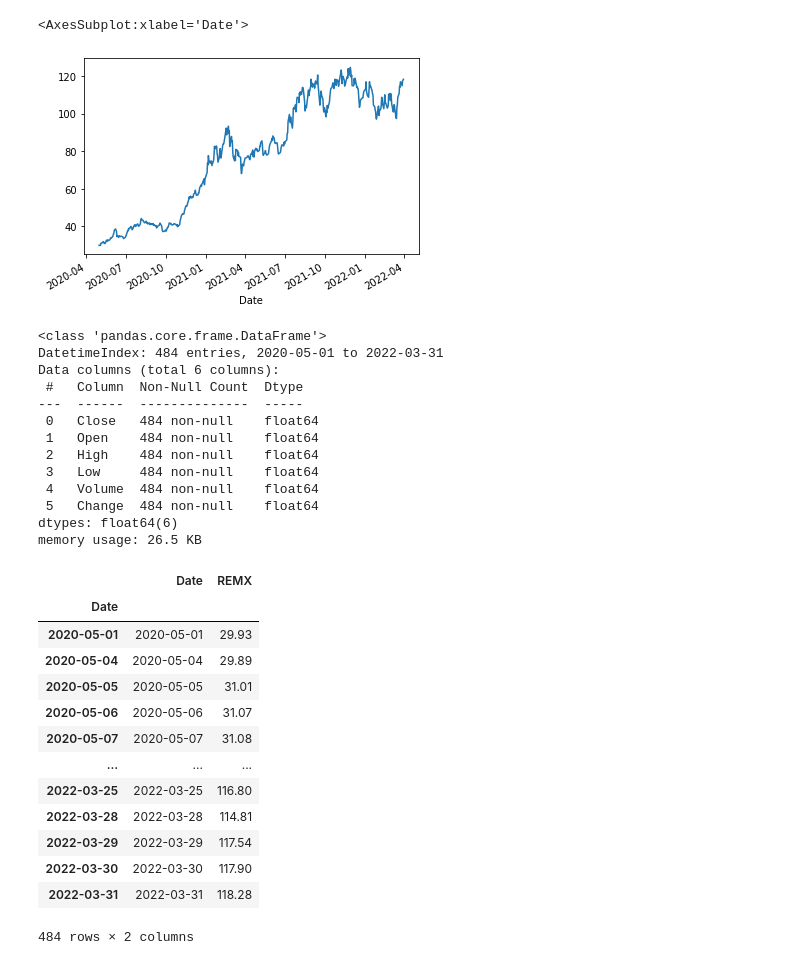
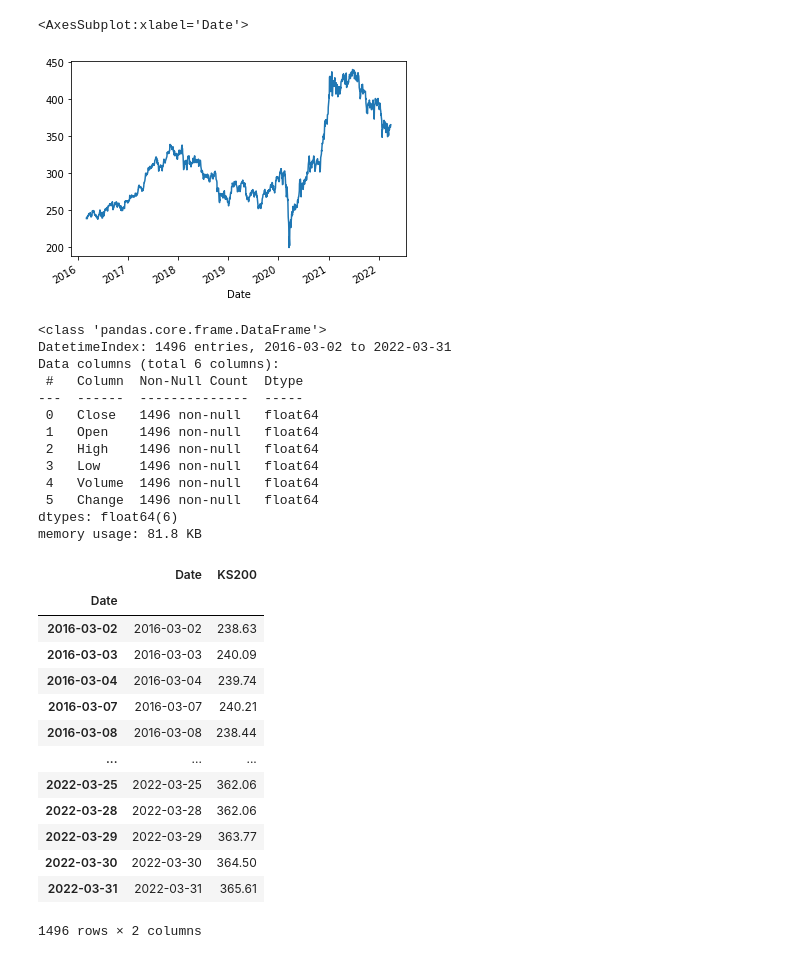
Before and after one commit to dlslrksk/ubion_hackaton, a Jupyter notebook: FinanceDataReader_preprocessing.ipynb, the cells around one changed output. Cells and saved outputs as stored; diff of their text form; code cells hidden in the pictures.

```diff
--- a/FinanceDataReader_preprocessing.ipynb
+++ b/FinanceDataReader_preprocessing.ipynb
@@ -11,11 +11,11 @@ from sklearn.metrics import mean_squared_error, r2_score
 from sklearn.model_selection import cross_val_score
 # %%
 # 원달러환율(USD/KRW)
-df = fdr.DataReader('REMX', "2020/5/1", "2022/3/31")
+df = fdr.DataReader('KS200', "2016/3/1", "2022/3/31")
 df['Close'].plot()
 # %% [output]
 <AxesSubplot:xlabel='Date'>
-[figure, old version]
+[figure, new version]
 # %%
 # data type 확인후 불필요한 목록 삭제
 df.info()
@@ -24,17 +24,17 @@ drop_columns = ['Open', 'High', 'Low', 'Volume', 'Change']
 df.drop(drop_columns, axis=1, inplace=True)
 # %% [output]
 <class 'pandas.core.frame.DataFrame'>
-DatetimeIndex: 484 entries, 2020-05-01 to 2022-03-31
+DatetimeIndex: 1496 entries, 2016-03-02 to 2022-03-31
 Data columns (total 6 columns):
  #   Column  Non-Null Count  Dtype
 ---  ------  --------------  -----
- 0   Close   484 non-null    float64
- 1   Open    484 non-null    float64
- 2   High    484 non-null    float64
- 3   Low     484 non-null    float64
- 4   Volume  484 non-null    float64
- 5   Change  484 non-null    float64
+ 0   Close   1496 non-null   float64
+ 1   Open    1496 non-null   float64
+ 2   High    1496 non-null   float64
+ 3   Low     1496 non-null   float64
+ 4   Volume  1496 non-null   float64
+ 5   Change  1496 non-null   float64
 dtypes: float64(6)
-memory usage: 26.5 KB
+memory usage: 81.8 KB
 # %%
 # 컬럼명 변경
@@ -43,21 +43,21 @@ df = df.rename(columns={'Close':'REMX'})
 # 인덱스를 컬럼으로
 df['Date'] = df.index
 # %%
-df = df[['Date', "REMX"]]
+df = df[['Date', "KS200"]]
 df
 # %% [output]
-|  | Date | REMX |
+|  | Date | KS200 |
 | Date |  |  |
-| 2020-05-01 | 2020-05-01 | 29.93 |
-| 2020-05-04 | 2020-05-04 | 29.89 |
-| 2020-05-05 | 2020-05-05 | 31.01 |
-| 2020-05-06 | 2020-05-06 | 31.07 |
-| 2020-05-07 | 2020-05-07 | 31.08 |
+| 2016-03-02 | 2016-03-02 | 238.63 |
+| 2016-03-03 | 2016-03-03 | 240.09 |
+| 2016-03-04 | 2016-03-04 | 239.74 |
+| 2016-03-07 | 2016-03-07 | 240.21 |
+| 2016-03-08 | 2016-03-08 | 238.44 |
 | ... | ... | ... |
-| 2022-03-25 | 2022-03-25 | 116.80 |
-| 2022-03-28 | 2022-03-28 | 114.81 |
-| 2022-03-29 | 2022-03-29 | 117.54 |
-| 2022-03-30 | 2022-03-30 | 117.90 |
-| 2022-03-31 | 2022-03-31 | 118.28 |
+| 2022-03-25 | 2022-03-25 | 362.06 |
+| 2022-03-28 | 2022-03-28 | 362.06 |
+| 2022-03-29 | 2022-03-29 | 363.77 |
+| 2022-03-30 | 2022-03-30 | 364.50 |
+| 2022-03-31 | 2022-03-31 | 365.61 |
-484 rows × 2 columns
+1496 rows × 2 columns
 # %%
```
Also changed, not shown: parts of 5 cells of this notebook, 40 other files.
